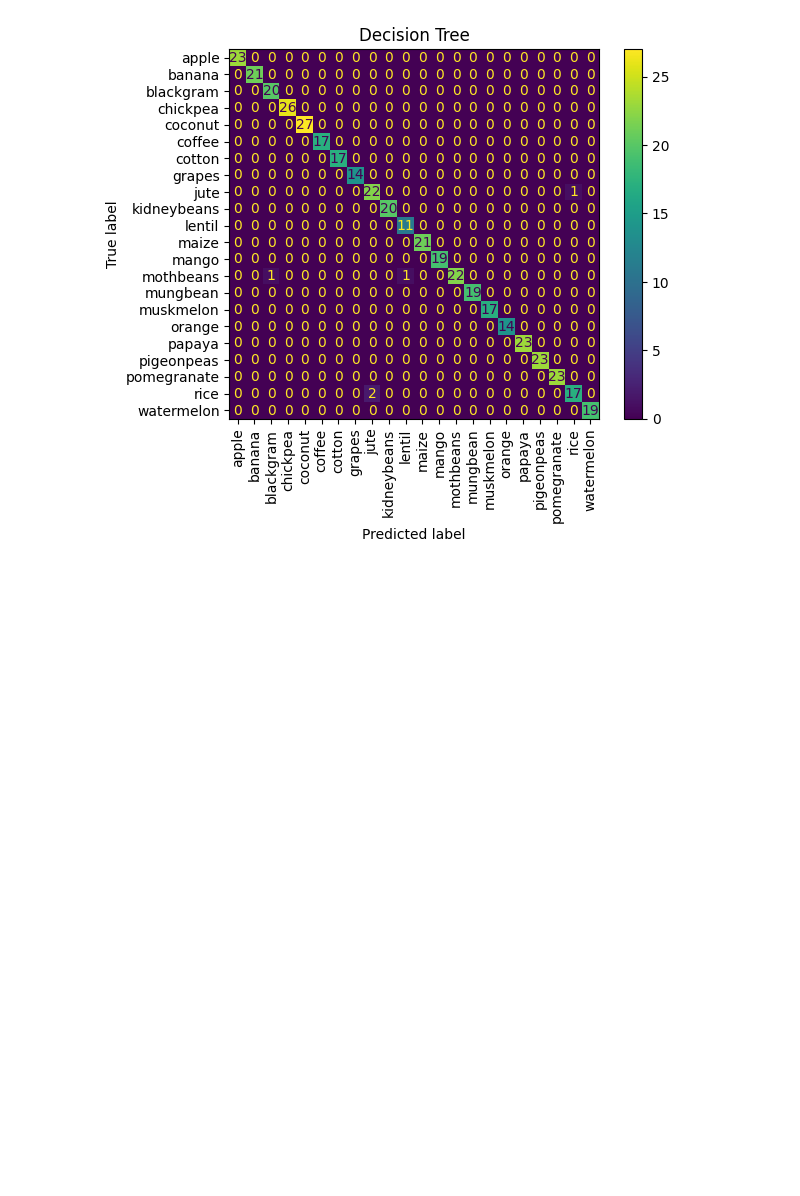
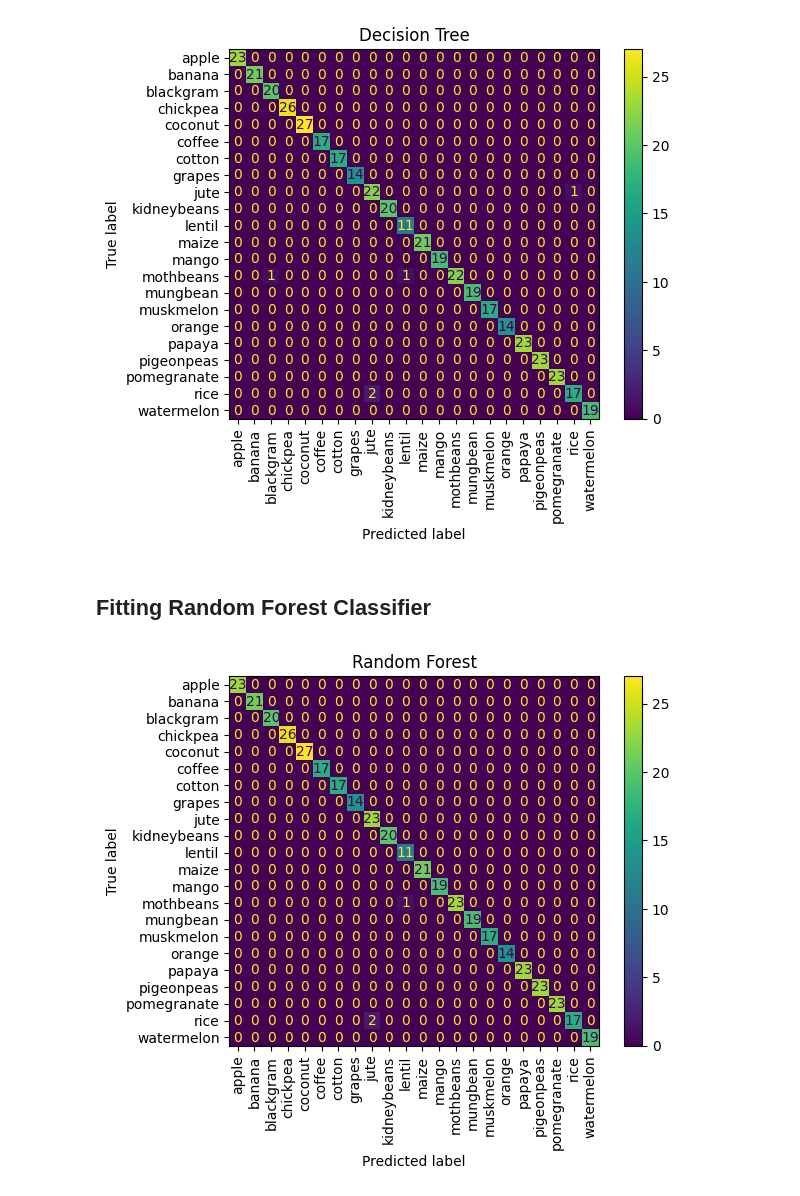
Before and after one commit to soumyasinghal2001/Crop_Recommendation, a Jupyter notebook: Crop_Recommendation.ipynb, the cells around one changed output. Drawn from its saved outputs; the diff is of its cells as text; code cells hidden in the pictures; blank space fills up the shorter version.

```diff
--- a/Crop_Recommendation.ipynb
+++ b/Crop_Recommendation.ipynb
@@ -1,4 +5,4 @@
 # %%
 import pandas as pd
 
-df = pd.read_csv("C:/Users/soumy/Python Project/Crop_recommendation.csv")
+df = pd.read_csv("C:/Users/soumy/Python Project/Crop Recommendation/Crop_recommendation.csv")
@@ -246,7 +265,7 @@ log_r_accuracy = accuracy_score(y_test, log_r_pred)
 log_r_recall = recall_score(y_test, log_r_pred, average='micro')
 log_r_f1 = f1_score(y_test, log_r_pred, average='micro')
 
-res["Log_R"] = pd.DataFrame({"Log_R": [log_r_precision, log_r_accuracy, log_r_recall, log_r_f1]})
+res["Log_R"] = pd.DataFrame({"Log_R": [log_r_precision, log_r_accuracy, log_r_recall, log_r_f1]}, index=["accuracy","precession","f1","recall"])
 
 cm = confusion_matrix(y_test, log_r_pred)
 disp = ConfusionMatrixDisplay(confusion_matrix=cm, display_labels=log_r.classes_)
@@ -279,7 +300,7 @@ dt_recall = recall_score(y_test, dt_pred,average='micro')
 dt_f1 = f1_score(y_test, dt_pred,average='micro')
 
 
-res["DT"] = pd.DataFrame({"DT":[dt_acc, dt_prec, dt_f1, dt_recall]})
+res["DT"] = pd.DataFrame({"DT":[dt_acc, dt_prec, dt_f1, dt_recall]}, index=["accuracy","precession","f1","recall"])
 cm = confusion_matrix(y_test, dt_pred, labels = dt.classes_)
 
 disp = ConfusionMatrixDisplay(confusion_matrix=cm, display_labels=dt.classes_)
@@ -289,3 +310,30 @@ plt.title("Decision Tree")
 plt.show()
 # %% [output]
 [figure]
+# %% [markdown]
+## Fitting Random Forest Classifier
+# %%
+from sklearn.ensemble import RandomForestClassifier
+
+x_train, x_test, y_train, y_test = X_train.copy(), X_test.copy(), Y_train.copy(), Y_test.copy()
+
+rf = RandomForestClassifier()
+rf.fit(x_train, y_train)
+rf_pred = rf.predict(x_test)
+
+rf_prec = precision_score(y_test, rf_pred, average='micro')
+rf_acc = accuracy_score(y_test, rf_pred)
+rf_recall = recall_score(y_test, rf_pred,average='micro')
+rf_f1 = f1_score(y_test,rf_pred,average='micro')
+
+
+res["RF"] = pd.DataFrame({"RF":[rf_acc, rf_prec, rf_f1, rf_recall]}, index=["accuracy","precession","f1","recall"])
+
+cm = confusion_matrix(y_test, rf_pred, labels = rf.classes_)
+disp = ConfusionMatrixDisplay(confusion_matrix=cm, display_labels = rf.classes_)
+disp.plot()
+plt.xticks(rotation=90)
+plt.title("Random Forest")
+plt.show()
+# %% [output]
+[figure, added]
```
Also changed, not shown: parts of 22 cells of this notebook, 2 other files.
